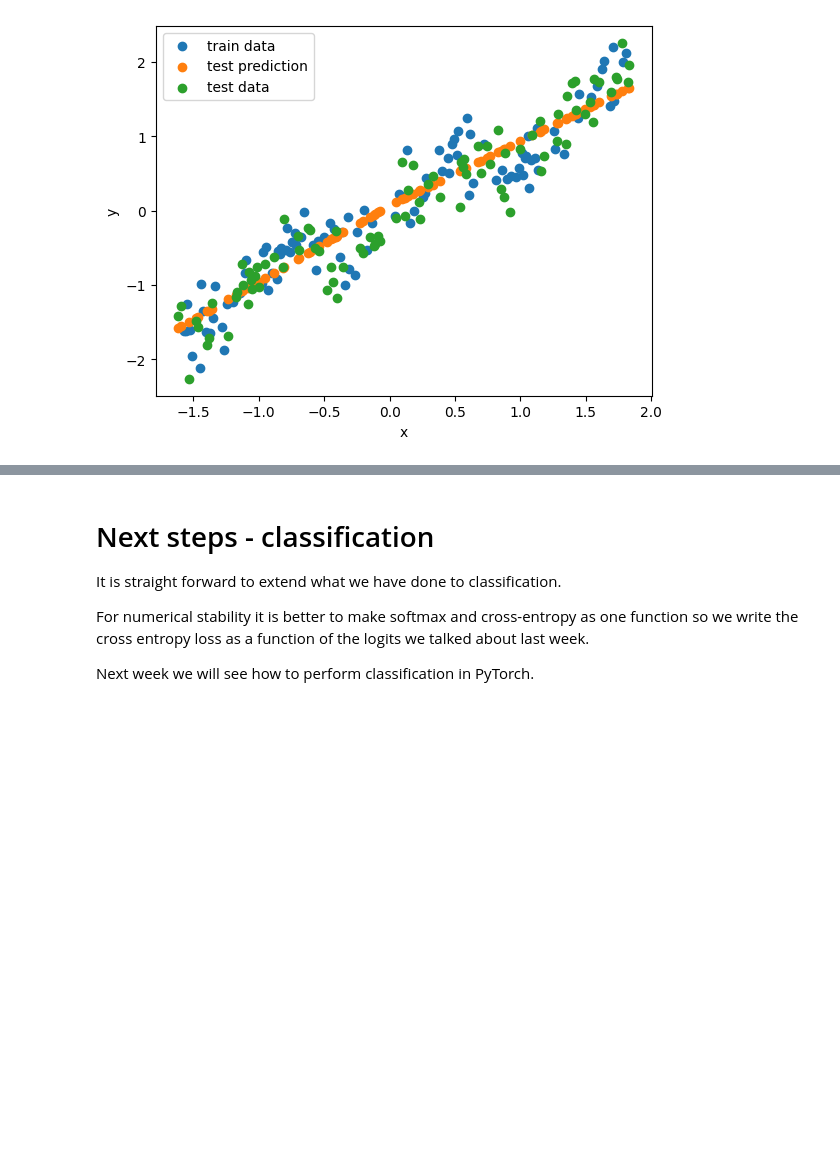
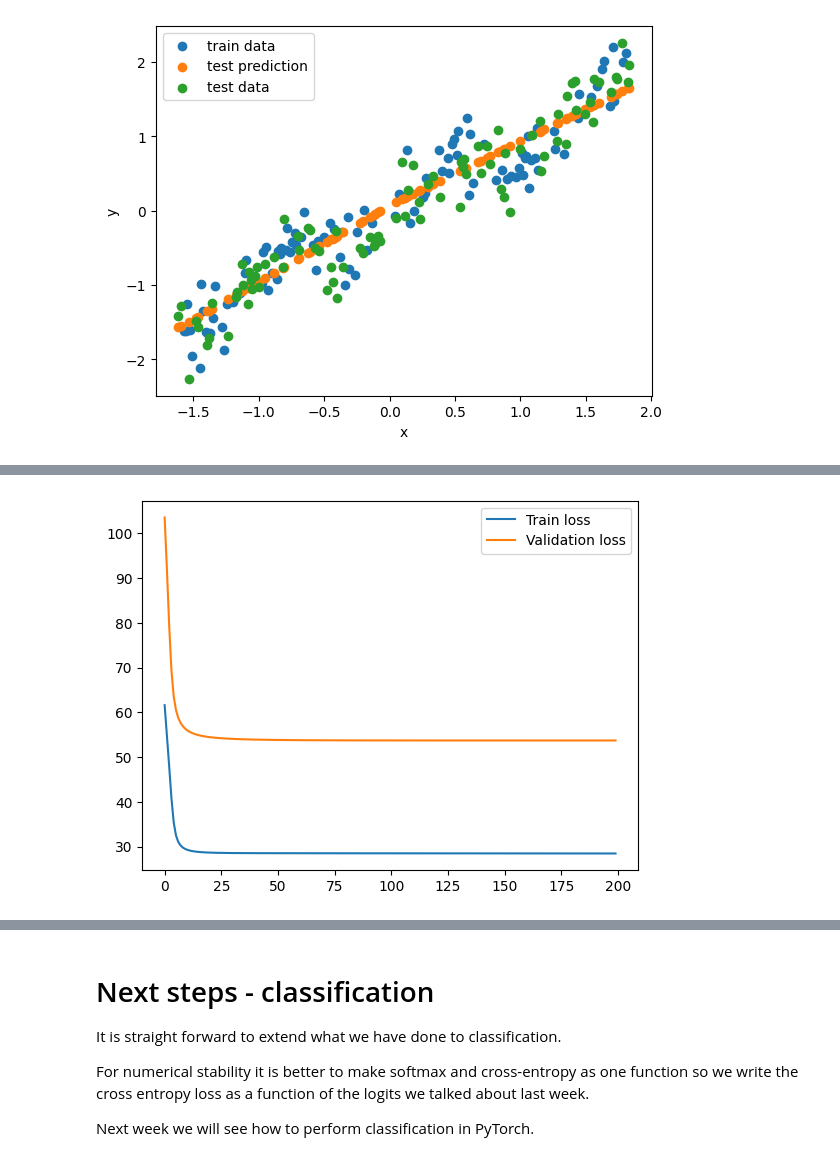
Before and after one commit to MathiasDamsgaard/02456-deep-learning-with-PyTorch, a Jupyter notebook: 2_Feedforward_Python/2.1-EXE-FNN-AutoDif-Nanograd.ipynb, the cells around one changed output, grey strips where cells are left out. Saved outputs shown, nothing was run; the diff lists cells and outputs as text; code cells hidden in the pictures; blank space fills up the shorter version.

```diff
--- a/2_Feedforward_Python/2.1-EXE-FNN-AutoDif-Nanograd.ipynb
+++ b/2_Feedforward_Python/2.1-EXE-FNN-AutoDif-Nanograd.ipynb
@@ -608,11 +583,20 @@ Hints: Use the [assert](https://www.w3schools.com/python/ref_keyword_assert.asp)
 # %%
 # Insert code here
 simple_NN = [
-    DenseLayer(1, 1, lambda x: x.identity(), initializer = ConstantInitializer(1.0)),
-    DenseLayer_Glorot_tanh(1, 5),
-    DenseLayer_He_relu(5, 1)
+    DenseLayer(2, 2, lambda x: x.identity(), initializer = ConstantInitializer(1.0)),
+    DenseLayer(2, 1, lambda x: x.identity(), initializer = ConstantInitializer(1.0))
 ]
 
+# Input data
+x = np.array([[1.0, 2.0]])
+
+# Get network output
 y = Var_to_nparray(forward(nparray_to_Var(x), simple_NN))
 
-assert x == y
+# Expected output
+expected = np.array([[6.0]])
+
+# Assert by testing if the output and expected output are the same
+assert np.equal(y, expected).all()
+
+print("Foward pass test passed")
@@ -913,0 +903,51 @@ _Insert written answer here._
+# %%
+#x_train, y_train,  x_validation, y_validation, x_test, y_test = data_generator(noise=0.5, D1=D1)
+x_train_small = x_train[:60]
+y_train_small = y_train[:60]
+
+# Insert your code for getting overfitting, underfitting and just right fitting
+NN = [
+    DenseLayer(1, 16, lambda x: x.tanh()),
+    DenseLayer(16, 1, lambda x: x.sigmoid())
+    ]
+
+EPOCHS = 200
+LEARN_R = 2e-2
+
+train_loss = []
+val_loss = []
+
+for e in range(EPOCHS):
+
+    # Forward pass and loss computation
+    Loss = squared_loss(y_train_small, forward(x_train_small, NN))
+
+    # Backward pass
+    Loss.backward()
+
+    # gradient descent update
+    update_parameters(parameters(NN), LEARN_R)
+    zero_gradients(parameters(NN))
+
+    # Training loss
+    train_loss.append(Loss.v)
+
+    # Validation
+    Loss_validation = squared_loss(y_validation, forward(x_validation, NN))
+    val_loss.append(Loss_validation.v)
+
+    if e%20==0:
+        print("{:4d}".format(e),
+              "({:5.2f}%)".format(e/EPOCHS*100),
+              "Train loss: {:4.3f} \t Validation loss: {:4.3f}".format(train_loss[-1], val_loss[-1]))
+
+# Plot the training and validation loss
+plt.plot(range(len(train_loss)), train_loss)
+plt.plot(range(len(val_loss)), val_loss)
+plt.legend(['Train loss', 'Validation loss'])
+
+# Compare validation and test loss
+output_test = forward(x_test, NN)
+Loss_test = squared_loss(y_test, output_test)
+print("Test loss:  {:4.3f}".format(Loss_test.v))
+# %% [output]
@@ -913,0 +965 @@ _Insert written answer here._
+[figure, added]
```
Also changed, not shown: parts of 28 cells of this notebook, 2 other files.
